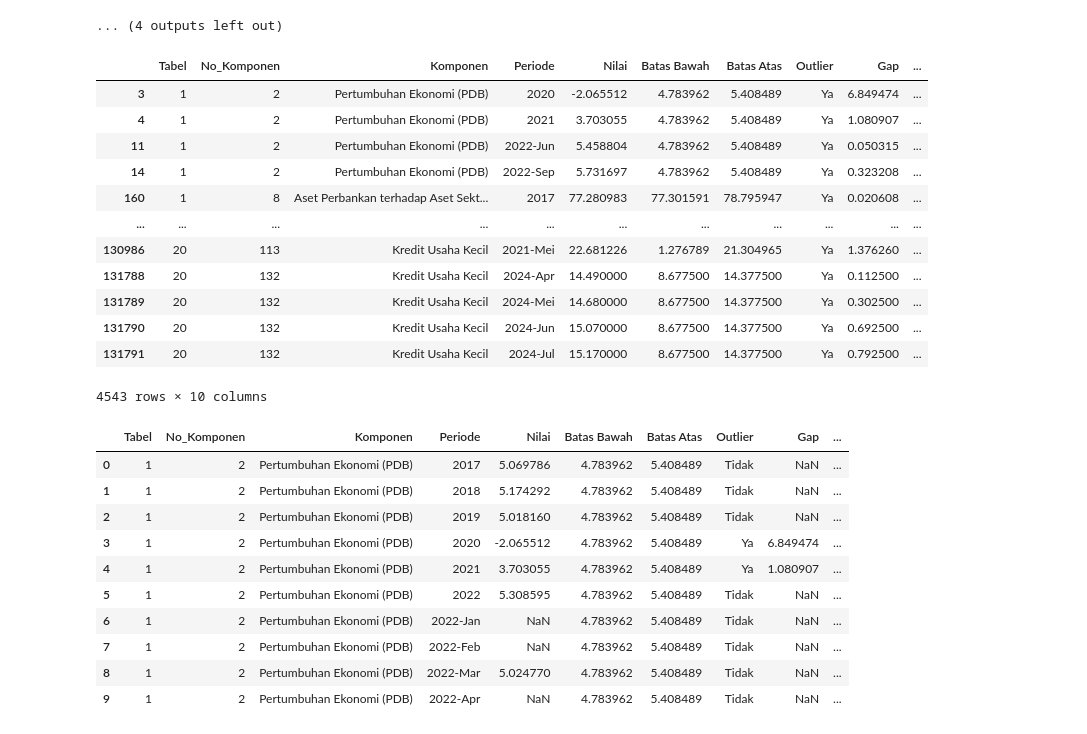
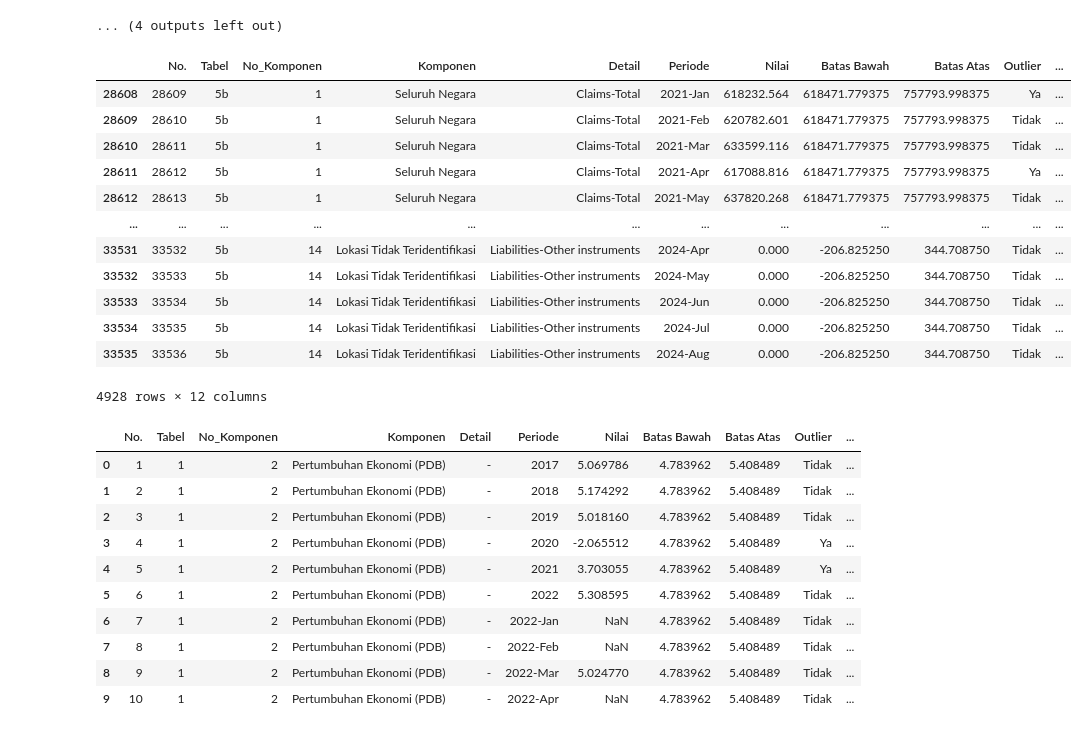
Before and after one commit to dsta-dqad/EUC-QA, a Jupyter notebook: algorithm/algorithm_SSKI_kewajaran.ipynb, the cells around one changed output. Cells and saved outputs as stored; diff of their text form; code cells hidden in the pictures.

```diff
--- a/algorithm/algorithm_SSKI_kewajaran.ipynb
+++ b/algorithm/algorithm_SSKI_kewajaran.ipynb
@@ -201,6 +201,7 @@ def reformat_periode(periode):
     if len(tokens) > 1:
         year = tokens[0]
         month = tokens[1]
+        # print(month)
 
         # Clean the month in case there are additional characters like 'Dec*' or 'OctX'
         month = re.sub(r'[^A-Za-z]', '', month)  # Remove any non-alphabet characters
@@ -213,7 +214,7 @@ def detect_outliers_iqr(name,df):
     # Pastikan DataFrame tidak kosong sebelum melanjutkan
     if df.empty:
         print("DataFrame is empty.")
-        return pd.DataFrame(columns=['Komponen', 'Tahun', 'Nilai', 'Batas Bawah', 'Batas Atas', 'Outlier', 'Gap', 'last_period'])
+        return pd.DataFrame(columns=['Komponen','Detail', 'Tahun', 'Nilai', 'Batas Bawah', 'Batas Atas', 'Outlier', 'Gap', 'last_period'])
 
     # Replace string values (including '-') with NaN
     df = df.replace('-', np.nan).applymap(lambda x: np.nan if isinstance(x, str) else x)
@@ -246,12 +247,18 @@ def detect_outliers_iqr(name,df):
             gap = None
             if is_outlier:
                 gap = (value - upper_bound) if value > upper_bound else (lower_bound - value)
+            token = index.split("-",2)
+            if len(token) == 3:
+                detail = token[2]
+            else:
+                detail = '-'
 
 
             outliers_data.append({
                 'Tabel' : name,
                 'No_Komponen':int(column[0]),
                 'Komponen': column[1],
+                'Detail' : detail,
                 'Periode': index,
                 'Nilai': value,
                 'Batas Bawah': lower_bound,
@@ -264,7 +271,7 @@ def detect_outliers_iqr(name,df):
     # Create the DataFrame with the collected outlier data
     df_outliers = pd.DataFrame(outliers_data)
 
-    # Apply the function to the Periode column
+    # # Apply the function to the Periode column
     df_outliers['Periode'] = df_outliers['Periode'].apply(reformat_periode)
 
 
@@ -364,6 +371,9 @@ for name in sheet_names:
 
 # Concatenate all outliers and export to a single CSV file
 combined_outliers = pd.concat(all_outliers, ignore_index=True)
+combined_outliers.insert(0, 'No.', range(1, len(combined_outliers) + 1))
+
+
 combined_outliers.to_csv('/Users/ferroyudisthira/Desktop/DSTA_DQAD/V&H_Check/data/data_pencilan_sski.csv', index=False)
 # %% [output]
 Processing SSKI 1...
@@ -388,32 +398,34 @@ Processing SSKI 13...
 Processing SSKI 14...
 ... (4 outputs left out)
 # %%
-display(combined_outliers[combined_outliers['Outlier']=="Ya"])
+df_5d = combined_outliers[combined_outliers['Tabel']=="5b"]
+
+df_5d
 # %% [output]
-|  | Tabel | No_Komponen | Komponen | Periode | Nilai | Batas Bawah | Batas Atas | Outlier | Gap | ... |
-| 3 | 1 | 2 | Pertumbuhan Ekonomi (PDB) | 2020 | -2.065512 | 4.783962 | 5.408489 | Ya | 6.849474 | ... |
-| 4 | 1 | 2 | Pertumbuhan Ekonomi (PDB) | 2021 | 3.703055 | 4.783962 | 5.408489 | Ya | 1.080907 | ... |
-| 11 | 1 | 2 | Pertumbuhan Ekonomi (PDB) | 2022-Jun | 5.458804 | 4.783962 | 5.408489 | Ya | 0.050315 | ... |
-| 14 | 1 | 2 | Pertumbuhan Ekonomi (PDB) | 2022-Sep | 5.731697 | 4.783962 | 5.408489 | Ya | 0.323208 | ... |
-| 160 | 1 | 8 | Aset Perbankan terhadap Aset Sekt... | 2017 | 77.280983 | 77.301591 | 78.795947 | Ya | 0.020608 | ... |
-| ... | ... | ... | ... | ... | ... | ... | ... | ... | ... | ... |
-| 130986 | 20 | 113 | Kredit Usaha Kecil | 2021-Mei | 22.681226 | 1.276789 | 21.304965 | Ya | 1.376260 | ... |
-| 131788 | 20 | 132 | Kredit Usaha Kecil | 2024-Apr | 14.490000 | 8.677500 | 14.377500 | Ya | 0.112500 | ... |
-| 131789 | 20 | 132 | Kredit Usaha Kecil | 2024-Mei | 14.680000 | 8.677500 | 14.377500 | Ya | 0.302500 | ... |
-| 131790 | 20 | 132 | Kredit Usaha Kecil | 2024-Jun | 15.070000 | 8.677500 | 14.377500 | Ya | 0.692500 | ... |
-| 131791 | 20 | 132 | Kredit Usaha Kecil | 2024-Jul | 15.170000 | 8.677500 | 14.377500 | Ya | 0.792500 | ... |
+|  | No. | Tabel | No_Komponen | Komponen | Detail | Periode | Nilai | Batas Bawah | Batas Atas | Outlier | ... |
+| 28608 | 28609 | 5b | 1 | Seluruh Negara | Claims-Total | 2021-Jan | 618232.564 | 618471.779375 | 757793.998375 | Ya | ... |
+| 28609 | 28610 | 5b | 1 | Seluruh Negara | Claims-Total | 2021-Feb | 620782.601 | 618471.779375 | 757793.998375 | Tidak | ... |
+| 28610 | 28611 | 5b | 1 | Seluruh Negara | Claims-Total | 2021-Mar | 633599.116 | 618471.779375 | 757793.998375 | Tidak | ... |
+| 28611 | 28612 | 5b | 1 | Seluruh Negara | Claims-Total | 2021-Apr | 617088.816 | 618471.779375 | 757793.998375 | Ya | ... |
+| 28612 | 28613 | 5b | 1 | Seluruh Negara | Claims-Total | 2021-May | 637820.268 | 618471.779375 | 757793.998375 | Tidak | ... |
+| ... | ... | ... | ... | ... | ... | ... | ... | ... | ... | ... | ... |
+| 33531 | 33532 | 5b | 14 | Lokasi Tidak Teridentifikasi | Liabilities-Other instruments | 2024-Apr | 0.000 | -206.825250 | 344.708750 | Tidak | ... |
+| 33532 | 33533 | 5b | 14 | Lokasi Tidak Teridentifikasi | Liabilities-Other instruments | 2024-May | 0.000 | -206.825250 | 344.708750 | Tidak | ... |
+| 33533 | 33534 | 5b | 14 | Lokasi Tidak Teridentifikasi | Liabilities-Other instruments | 2024-Jun | 0.000 | -206.825250 | 344.708750 | Tidak | ... |
+| 33534 | 33535 | 5b | 14 | Lokasi Tidak Teridentifikasi | Liabilities-Other instruments | 2024-Jul | 0.000 | -206.825250 | 344.708750 | Tidak | ... |
+| 33535 | 33536 | 5b | 14 | Lokasi Tidak Teridentifikasi | Liabilities-Other instruments | 2024-Aug | 0.000 | -206.825250 | 344.708750 | Tidak | ... |
-4543 rows × 10 columns
+4928 rows × 12 columns
 # %%
 combined_outliers.head(10)
 # %% [output]
-|  | Tabel | No_Komponen | Komponen | Periode | Nilai | Batas Bawah | Batas Atas | Outlier | Gap | ... |
-| 0 | 1 | 2 | Pertumbuhan Ekonomi (PDB) | 2017 | 5.069786 | 4.783962 | 5.408489 | Tidak | NaN | ... |
-| 1 | 1 | 2 | Pertumbuhan Ekonomi (PDB) | 2018 | 5.174292 | 4.783962 | 5.408489 | Tidak | NaN | ... |
-| 2 | 1 | 2 | Pertumbuhan Ekonomi (PDB) | 2019 | 5.018160 | 4.783962 | 5.408489 | Tidak | NaN | ... |
-| 3 | 1 | 2 | Pertumbuhan Ekonomi (PDB) | 2020 | -2.065512 | 4.783962 | 5.408489 | Ya | 6.849474 | ... |
-| 4 | 1 | 2 | Pertumbuhan Ekonomi (PDB) | 2021 | 3.703055 | 4.783962 | 5.408489 | Ya | 1.080907 | ... |
-| 5 | 1 | 2 | Pertumbuhan Ekonomi (PDB) | 2022 | 5.308595 | 4.783962 | 5.408489 | Tidak | NaN | ... |
-| 6 | 1 | 2 | Pertumbuhan Ekonomi (PDB) | 2022-Jan | NaN | 4.783962 | 5.408489 | Tidak | NaN | ... |
-| 7 | 1 | 2 | Pertumbuhan Ekonomi (PDB) | 2022-Feb | NaN | 4.783962 | 5.408489 | Tidak | NaN | ... |
-| 8 | 1 | 2 | Pertumbuhan Ekonomi (PDB) | 2022-Mar | 5.024770 | 4.783962 | 5.408489 | Tidak | NaN | ... |
-| 9 | 1 | 2 | Pertumbuhan Ekonomi (PDB) | 2022-Apr | NaN | 4.783962 | 5.408489 | Tidak | NaN | ... |
+|  | No. | Tabel | No_Komponen | Komponen | Detail | Periode | Nilai | Batas Bawah | Batas Atas | Outlier | ... |
+| 0 | 1 | 1 | 2 | Pertumbuhan Ekonomi (PDB) | - | 2017 | 5.069786 | 4.783962 | 5.408489 | Tidak | ... |
+| 1 | 2 | 1 | 2 | Pertumbuhan Ekonomi (PDB) | - | 2018 | 5.174292 | 4.783962 | 5.408489 | Tidak | ... |
+| 2 | 3 | 1 | 2 | Pertumbuhan Ekonomi (PDB) | - | 2019 | 5.018160 | 4.783962 | 5.408489 | Tidak | ... |
+| 3 | 4 | 1 | 2 | Pertumbuhan Ekonomi (PDB) | - | 2020 | -2.065512 | 4.783962 | 5.408489 | Ya | ... |
+| 4 | 5 | 1 | 2 | Pertumbuhan Ekonomi (PDB) | - | 2021 | 3.703055 | 4.783962 | 5.408489 | Ya | ... |
+| 5 | 6 | 1 | 2 | Pertumbuhan Ekonomi (PDB) | - | 2022 | 5.308595 | 4.783962 | 5.408489 | Tidak | ... |
+| 6 | 7 | 1 | 2 | Pertumbuhan Ekonomi (PDB) | - | 2022-Jan | NaN | 4.783962 | 5.408489 | Tidak | ... |
+| 7 | 8 | 1 | 2 | Pertumbuhan Ekonomi (PDB) | - | 2022-Feb | NaN | 4.783962 | 5.408489 | Tidak | ... |
+| 8 | 9 | 1 | 2 | Pertumbuhan Ekonomi (PDB) | - | 2022-Mar | 5.024770 | 4.783962 | 5.408489 | Tidak | ... |
+| 9 | 10 | 1 | 2 | Pertumbuhan Ekonomi (PDB) | - | 2022-Apr | NaN | 4.783962 | 5.408489 | Tidak | ... |
```
Also changed, not shown: 3 other files.
